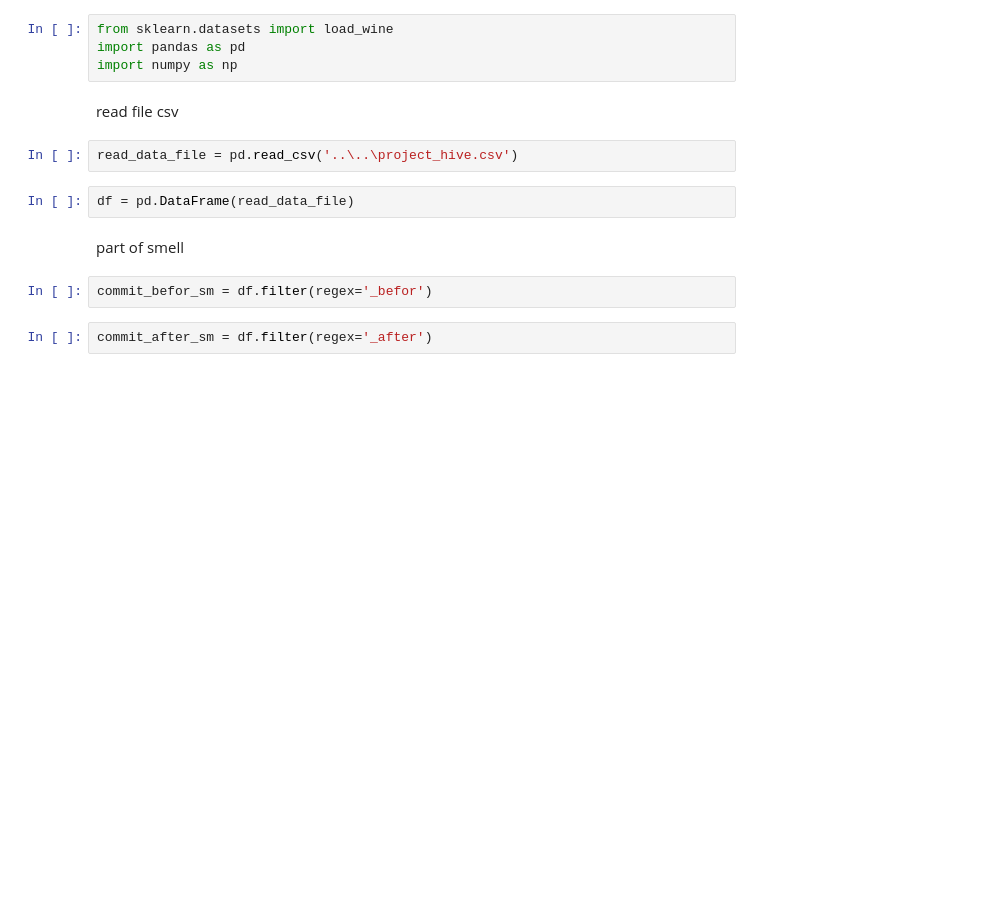
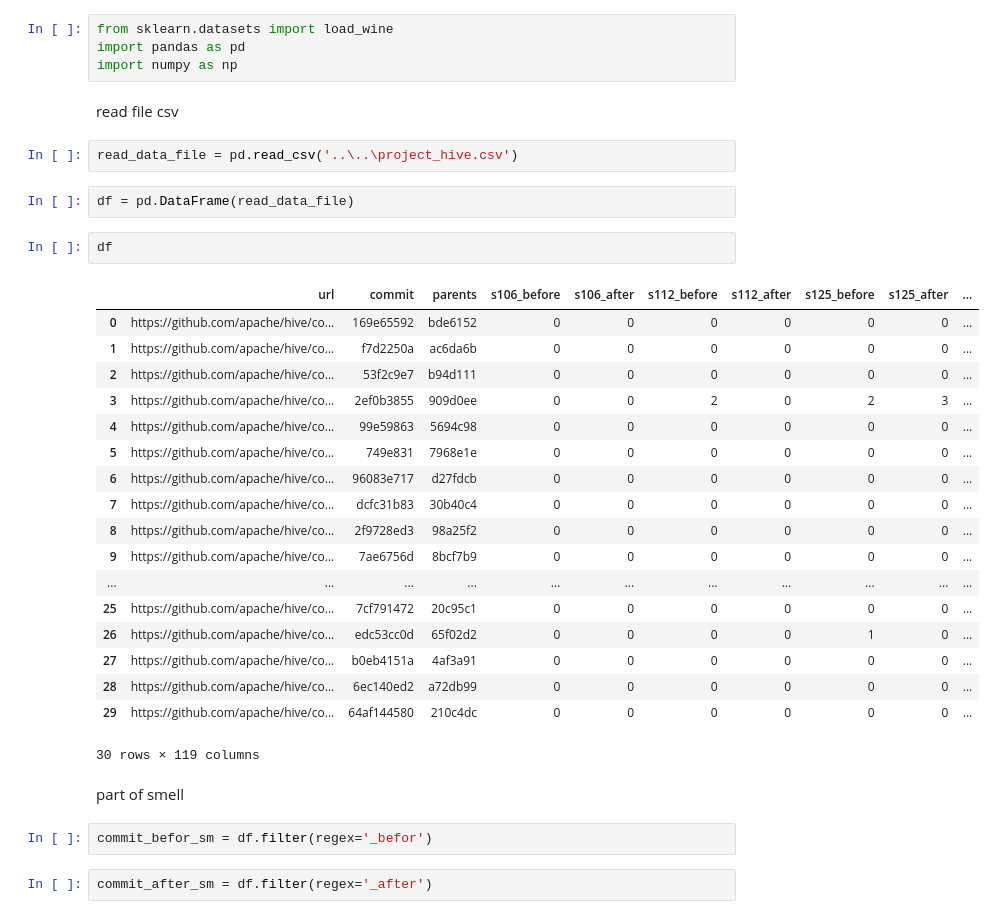
Before and after one commit to beaw21/Demo, a Jupyter notebook: test.08/GradientBoosting/project_hive_svc.ipynb, the cells around one changed output. Saved outputs shown, nothing was run; the diff lists cells and outputs as text; blank space fills up the shorter version.

```diff
--- a/test.08/GradientBoosting/project_hive_svc.ipynb
+++ b/test.08/GradientBoosting/project_hive_svc.ipynb
@@ -10,6 +10,27 @@ read file csv
 read_data_file = pd.read_csv('..\..\project_hive.csv')
 # %%
 df = pd.DataFrame(read_data_file)
+# %%
+df
+# %% [output]
+|  | url | commit | parents | s106_before | s106_after | s112_before | s112_after | s125_before | s125_after | ... |
+| 0 | https://github.com/apache/hive/co... | 169e65592 | bde6152 | 0 | 0 | 0 | 0 | 0 | 0 | ... |
+| 1 | https://github.com/apache/hive/co... | f7d2250a | ac6da6b | 0 | 0 | 0 | 0 | 0 | 0 | ... |
+| 2 | https://github.com/apache/hive/co... | 53f2c9e7 | b94d111 | 0 | 0 | 0 | 0 | 0 | 0 | ... |
+| 3 | https://github.com/apache/hive/co... | 2ef0b3855 | 909d0ee | 0 | 0 | 2 | 0 | 2 | 3 | ... |
+| 4 | https://github.com/apache/hive/co... | 99e59863 | 5694c98 | 0 | 0 | 0 | 0 | 0 | 0 | ... |
+| 5 | https://github.com/apache/hive/co... | 749e831 | 7968e1e | 0 | 0 | 0 | 0 | 0 | 0 | ... |
+| 6 | https://github.com/apache/hive/co... | 96083e717 | d27fdcb | 0 | 0 | 0 | 0 | 0 | 0 | ... |
+| 7 | https://github.com/apache/hive/co... | dcfc31b83 | 30b40c4 | 0 | 0 | 0 | 0 | 0 | 0 | ... |
+| 8 | https://github.com/apache/hive/co... | 2f9728ed3 | 98a25f2 | 0 | 0 | 0 | 0 | 0 | 0 | ... |
+| 9 | https://github.com/apache/hive/co... | 7ae6756d | 8bcf7b9 | 0 | 0 | 0 | 0 | 0 | 0 | ... |
+| ... | ... | ... | ... | ... | ... | ... | ... | ... | ... | ... |
+| 25 | https://github.com/apache/hive/co... | 7cf791472 | 20c95c1 | 0 | 0 | 0 | 0 | 0 | 0 | ... |
+| 26 | https://github.com/apache/hive/co... | edc53cc0d | 65f02d2 | 0 | 0 | 0 | 0 | 1 | 0 | ... |
+| 27 | https://github.com/apache/hive/co... | b0eb4151a | 4af3a91 | 0 | 0 | 0 | 0 | 0 | 0 | ... |
+| 28 | https://github.com/apache/hive/co... | 6ec140ed2 | a72db99 | 0 | 0 | 0 | 0 | 0 | 0 | ... |
+| 29 | https://github.com/apache/hive/co... | 64af144580 | 210c4dc | 0 | 0 | 0 | 0 | 0 | 0 | ... |
+30 rows × 119 columns
 # %% [markdown]
 part of smell
 # %%
```
Also changed, not shown: parts of 2 cells of this notebook, 10 other files.
